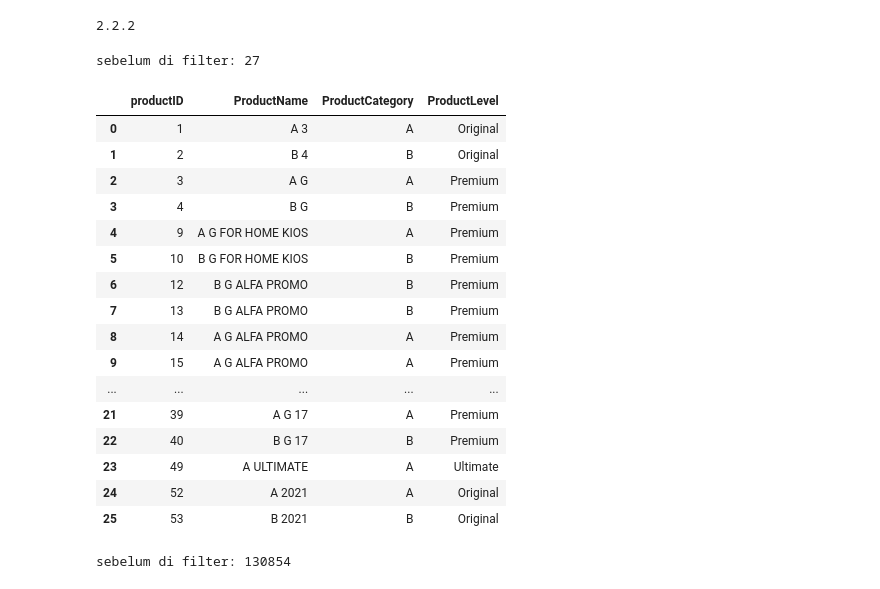
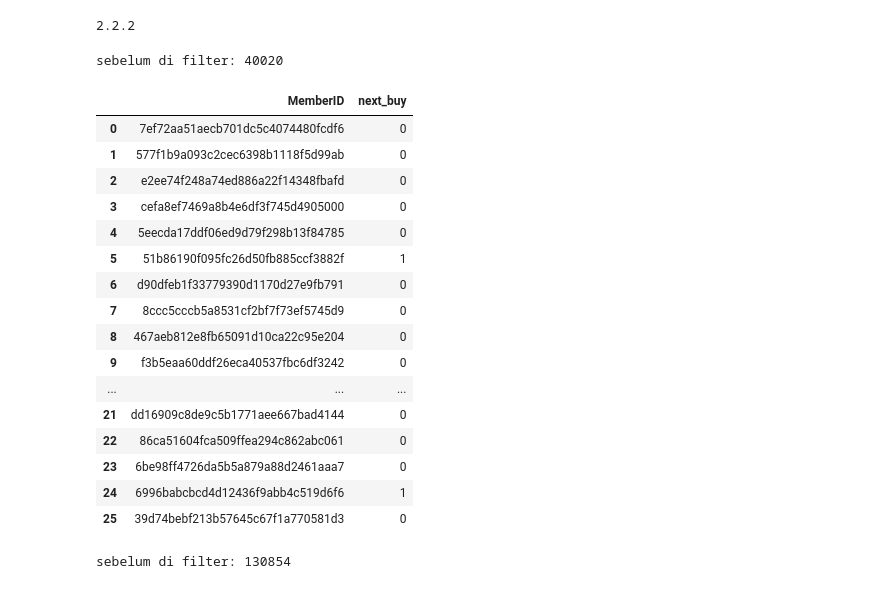
Before and after one commit to Azzizag/ML-KOMPETISI-INTELLECTRA-2025-IPB, a Jupyter notebook: notebooks/01-EDA.ipynb, the cells around one changed output. Cells and saved outputs as stored; diff of their text form; code cells hidden in the pictures.

```diff
--- a/notebooks/01-EDA.ipynb
+++ b/notebooks/01-EDA.ipynb
@@ -10,29 +10,29 @@ print (pd.__version__)
 # %% [output]
 2.2.2
 # %%
-df = pd.read_csv(r'D:\Projects\Intellectra\ML-KOMPETISI-INTELLECTRA-2025-IPB\dataset\product_data.csv', low_memory=False)
+df = pd.read_csv(r'D:\Projects\Intellectra\ML-KOMPETISI-INTELLECTRA-2025-IPB\dataset\train_label_data.csv', low_memory=False)
 num_rows = len(df)
 print(f"sebelum di filter: {num_rows}")
 df.head(26)
 # %% [output]
-sebelum di filter: 27
+sebelum di filter: 40020
-|  | productID | ProductName | ProductCategory | ProductLevel |
-| 0 | 1 | A 3 | A | Original |
-| 1 | 2 | B 4 | B | Original |
-| 2 | 3 | A G | A | Premium |
-| 3 | 4 | B G | B | Premium |
-| 4 | 9 | A G FOR HOME KIOS | A | Premium |
-| 5 | 10 | B G FOR HOME KIOS | B | Premium |
-| 6 | 12 | B G ALFA PROMO | B | Premium |
-| 7 | 13 | B G ALFA PROMO | B | Premium |
-| 8 | 14 | A G ALFA PROMO | A | Premium |
-| 9 | 15 | A G ALFA PROMO | A | Premium |
-| ... | ... | ... | ... | ... |
-| 21 | 39 | A G 17 | A | Premium |
-| 22 | 40 | B G 17 | B | Premium |
-| 23 | 49 | A ULTIMATE | A | Ultimate |
-| 24 | 52 | A 2021 | A | Original |
-| 25 | 53 | B 2021 | B | Original |
+|  | MemberID | next_buy |
+| 0 | 7ef72aa51aecb701dc5c4074480fcdf6 | 0 |
+| 1 | 577f1b9a093c2cec6398b1118f5d99ab | 0 |
+| 2 | e2ee74f248a74ed886a22f14348fbafd | 0 |
+| 3 | cefa8ef7469a8b4e6df3f745d4905000 | 0 |
+| 4 | 5eecda17ddf06ed9d79f298b13f84785 | 0 |
+| 5 | 51b86190f095fc26d50fb885ccf3882f | 1 |
+| 6 | d90dfeb1f33779390d1170d27e9fb791 | 0 |
+| 7 | 8ccc5cccb5a8531cf2bf7f73ef5745d9 | 0 |
+| 8 | 467aeb812e8fb65091d10ca22c95e204 | 0 |
+| 9 | f3b5eaa60ddf26eca40537fbc6df3242 | 0 |
+| ... | ... | ... |
+| 21 | dd16909c8de9c5b1771aee667bad4144 | 0 |
+| 22 | 86ca51604fca509ffea294c862abc061 | 0 |
+| 23 | 6be98ff4726da5b5a879a88d2461aaa7 | 0 |
+| 24 | 6996babcbcd4d12436f9abb4c519d6f6 | 1 |
+| 25 | 39d74bebf213b57645c67f1a770581d3 | 0 |
 # %%
 df = pd.read_csv(r'D:\Projects\Intellectra\ML-KOMPETISI-INTELLECTRA-2025-IPB\dataset\train_transaction_data.csv', low_memory=False)
 num_rows = len(df)
```
Also changed, not shown: parts of 4 cells of this notebook.
